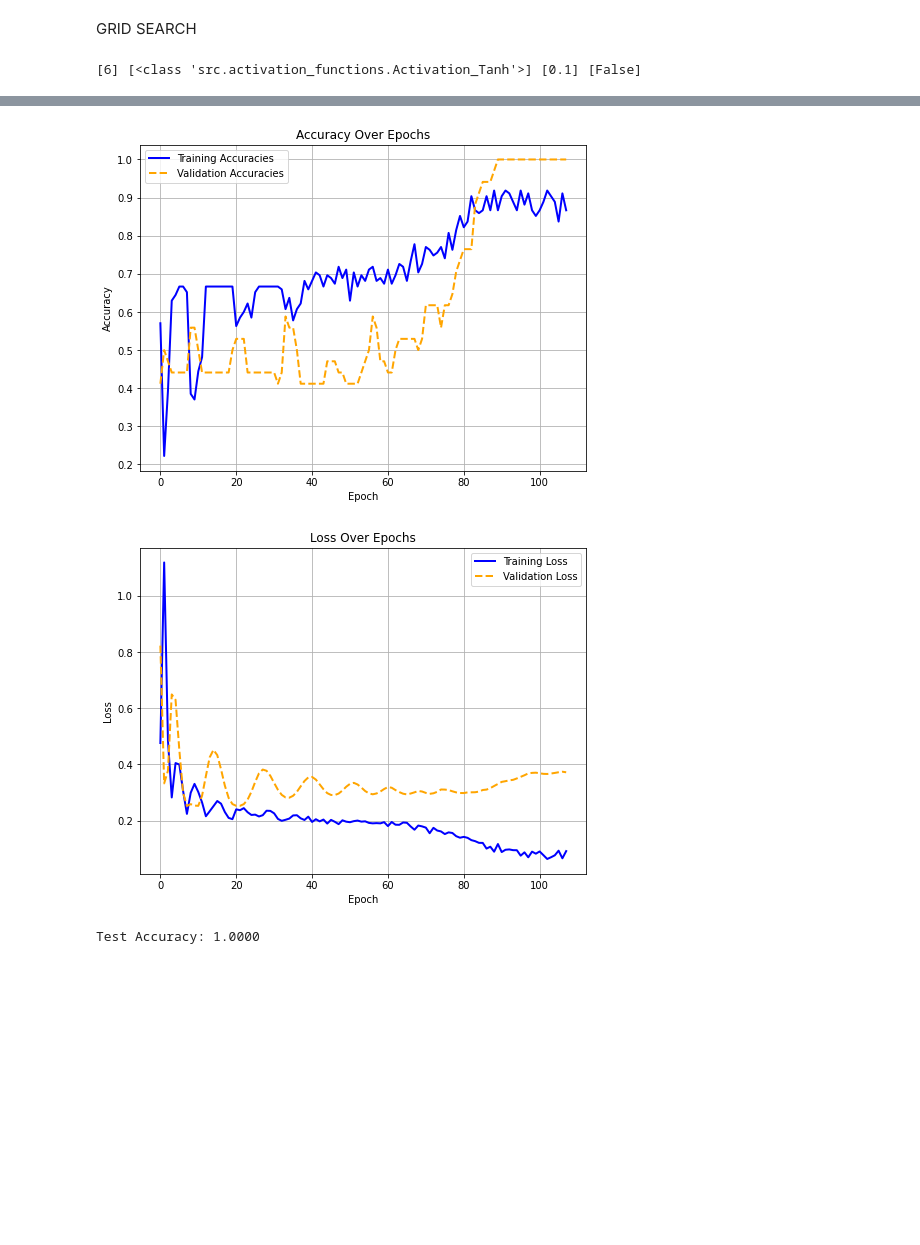
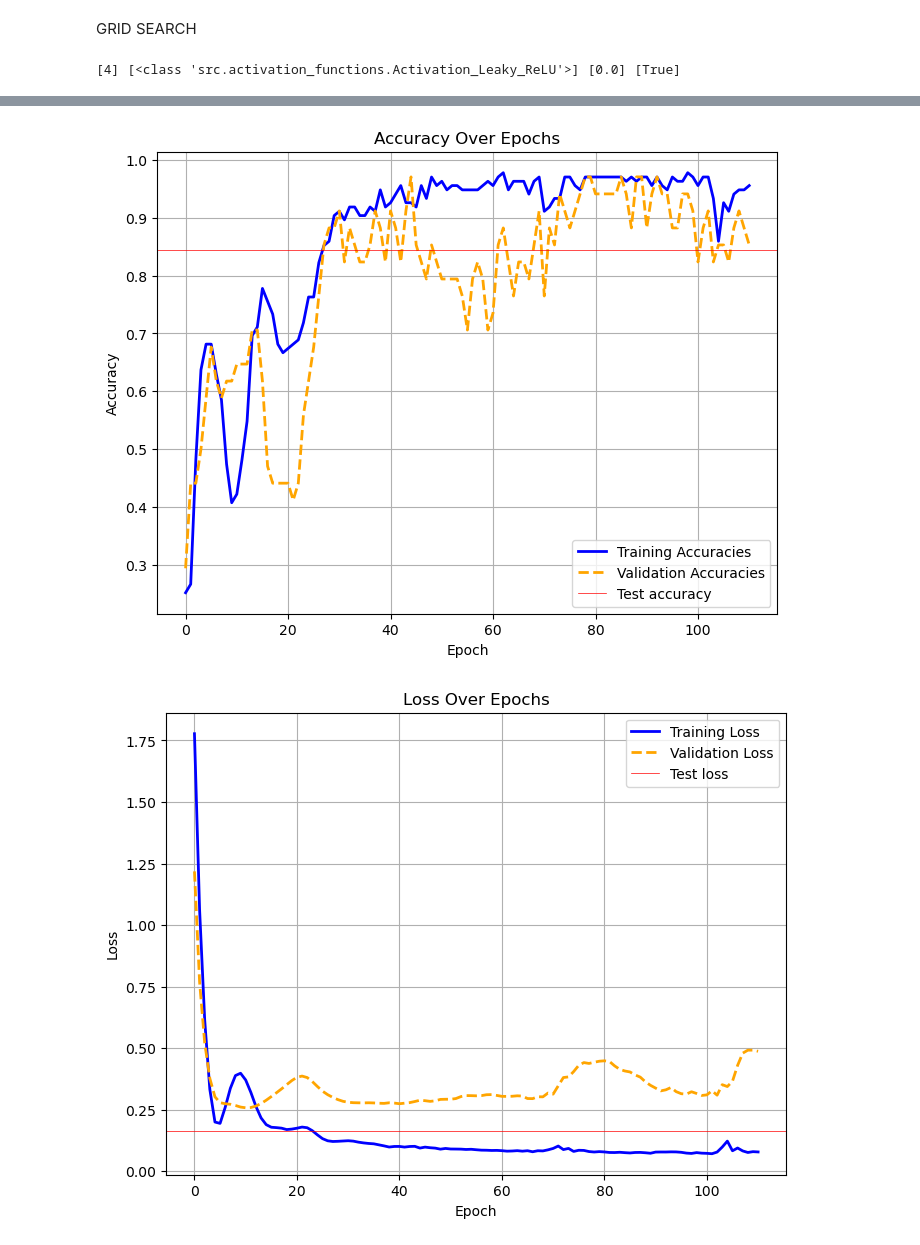
Before and after one commit to Mostafa772/ML_project, a Jupyter notebook: baseline copy.ipynb, the cells around one changed output, grey strips where cells are left out. Cells and saved outputs as stored; diff of their text form; code cells hidden in the pictures; blank space fills up the shorter version.

```diff
--- a/baseline copy.ipynb
+++ b/baseline copy.ipynb
@@ -81,6 +79,7 @@ param_distributions = {
     'dropout_rate': [0.0, 0.1, 0.3],
     'batch_size': [1000],
     'n_epochs': [150, 200],
+    'weight_decay': list(np.arange(0.0, 0.05, 0.01))
     # # Define combinations of hidden layer sizes and corresponding activations
     # 'hidden_configs': [
     #     {'hidden_size': [10], 'hidden_activation': [Activation_Tanh], 'batch_norm' : [True]},
@@ -103,8 +102,9 @@ Create a seperate best_results csv file for each MONK
 # %%
 best_hyperparams, best_performance = random_search(X_train=X_train,
                                                    y_train=y_train,
-                                                   X_val=X_val,
-                                                   y_val=y_val,
+
+                                                #    X_val=X_val,
+                                                #    y_val=y_val,
                                                    param_distributions=param_distributions,
                                                    n_iters=50)  # adjust n_iters as needed
 
@@ -130,4 +130,4 @@ print(best_hyperparams)
 # %%
-learning_rate, l1, l2, dropout_rate, batch_size, n_epochs, hidden_size, hidden_activation, use_batch_norm, validation_accuracy = best_hyperparams.values()
-learning_rate, l1, l2, dropout_rate, batch_size, n_epochs, hidden_size, hidden_activation, use_batch_norm
+learning_rate, l1, l2, dropout_rate, batch_size, n_epochs, hidden_size, hidden_activation, use_batch_norm, weight_decay, validation_accuracy = best_hyperparams.values()
+learning_rate, l1, l2, dropout_rate, batch_size, n_epochs, hidden_size, hidden_activation, use_batch_norm, weight_decay
 # %% [output]
@@ -160,4 +169,4 @@ batch_size = batch_size
 learning_rate = learning_rate
 n_epochs = n_epochs
 # %% [output]
-[6] [<class 'src.activation_functions.Activation_Tanh'>] [0.1] [False]
+[4] [<class 'src.activation_functions.Activation_Leaky_ReLU'>] [0.0] [True]
@@ -283,23 +278,24 @@ final_val_loss = loss_function.forward(model.output, y_val_input)
 final_val_accuracy = np.mean(np.round(model.output.squeeze()) == y_val.squeeze())
 print(f"Final Validation Accuracy: {final_val_accuracy:.4f}")
 
-# Plot training progress
-plot_accuracies(train_accuracies, val_accuracies,
-                label1="Training Accuracies", label2="Validation Accuracies",
-                title="Accuracy Over Epochs")
-
-plot_losses(train_losses, val_losses,
-            label1="Training Loss", label2="Validation Loss",
-            title="Loss Over Epochs")
 
 # Test set evaluation
 model.forward(X_test, training=False)
-loss_function.forward(model.output.squeeze(), y_test)
+test_loss = loss_function.forward(model.output.squeeze(), y_test)
 
 predictions = np.round(model.output.squeeze())
 y_true = np.argmax(y_test, axis=1) if y_test.ndim > 1 else y_test
 test_accuracy = np.mean(predictions == y_true)
 print(f"Test Accuracy: {test_accuracy:.4f}")
+
+# Plot training progress
+plot_accuracies(train_accuracies, val_accuracies, test_accuracy,
+                label1="Training Accuracies", label2="Validation Accuracies",
+                title="Accuracy Over Epochs")
+
+plot_losses(train_losses, val_losses, test_loss,
+            label1="Training Loss", label2="Validation Loss",
+            title="Loss Over Epochs")
 # %% [output]
 Data shapes:
 X_train: (135, 17), y_train: (135,)
@@ -322,5 +320,4 @@ Final Validation Accuracy: 1.0000
-[figure, old version]
+[figure, new version]
-[figure, old version]
+[figure, new version]
-Test Accuracy: 1.0000
 # %%
 print(train_losses, val_losses)
```
Also changed, not shown: parts of 12 cells of this notebook, 3 other files.
